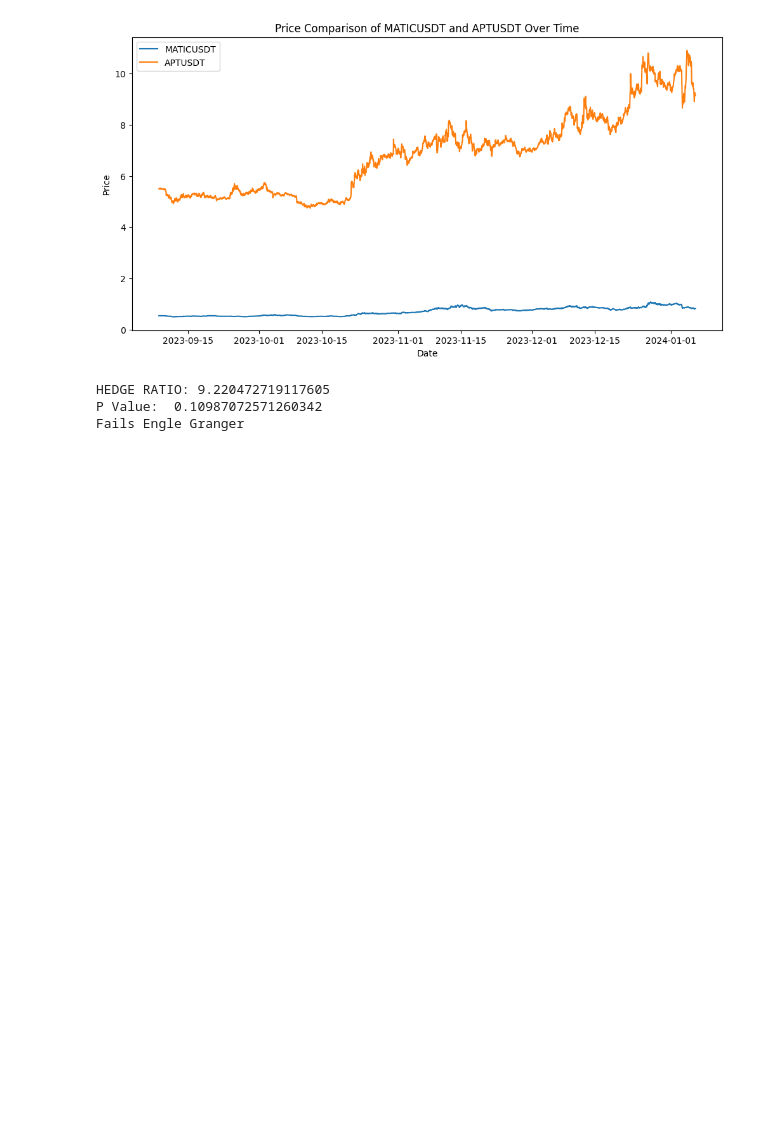
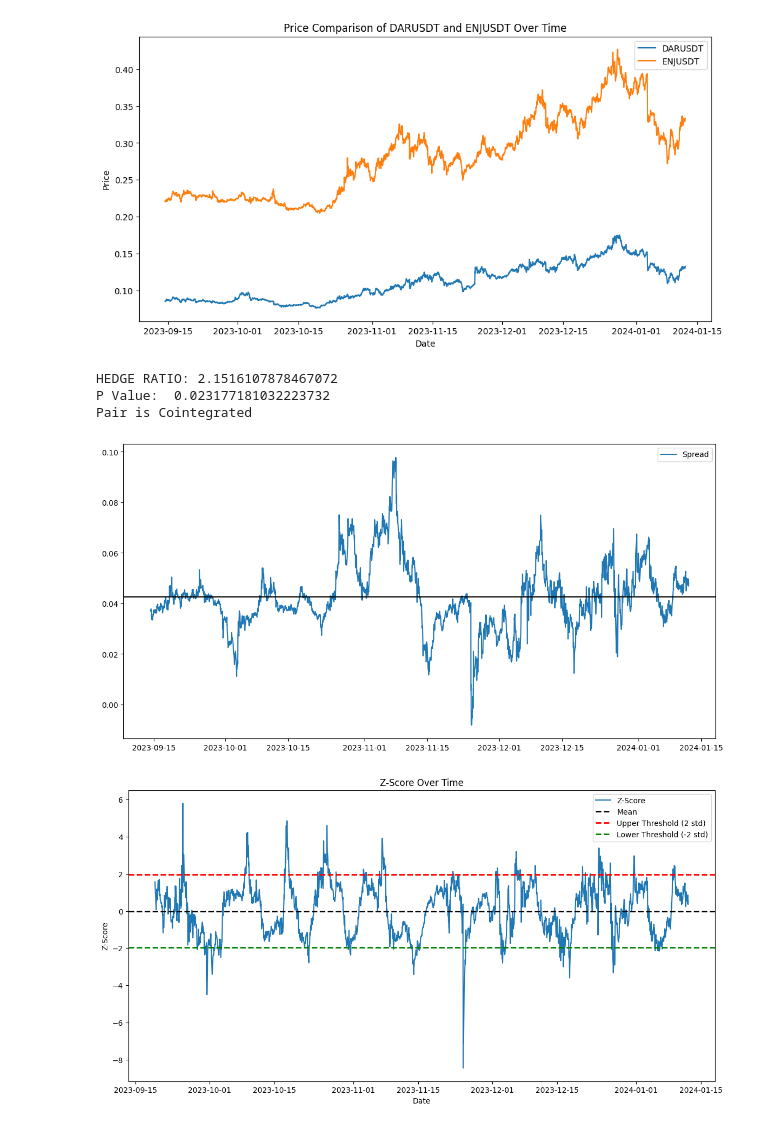
Before and after one commit to atlas-finance-io/atlas_trade, a Jupyter notebook: src/notebooks/cointegration_check.ipynb, the cells around one changed output. Drawn from its saved outputs; the diff is of its cells as text; code cells hidden in the pictures; blank space fills up the shorter version.

```diff
--- a/src/notebooks/cointegration_check.ipynb
+++ b/src/notebooks/cointegration_check.ipynb
@@ -79,8 +79,6 @@ def check_cointegration(prices, symbol_one, symbol_two, hedge_lookback, zscore_w
 
     recent_prices = prices.tail(hedge_lookback)
 
-
-
     X_with_const = sm.add_constant(recent_prices[symbol_one])
 
     # Perform regression to find hedge ratio using the recent data
@@ -159,41 +157,43 @@ def check_cointegration(prices, symbol_one, symbol_two, hedge_lookback, zscore_w
         return False
 
 
-symbol_one = "MATICUSDT"
-symbol_two =  "APTUSDT"
+symbol_one = "DARUSDT"
+symbol_two =  "ENJUSDT"
 
 
 # Set up exchange connection
 binance = ccxt.binance()
 
 # Fetch prices
 prices = fetch_prices(binance, symbol_one, symbol_two, 120)
 
 # Convert timestamps to datetime format and set as index
 prices['time'] = pd.to_datetime(prices['timestamp'], unit='ms')
 prices.set_index('time', inplace=True)
 
 
 # Check if the series are cointegrated
 cointegrated = check_cointegration(prices, symbol_one, symbol_two, hedge_lookback = 2880, zscore_window = 120)
 
 # If cointegrated, we can move on to determine suitable z-score thresholds
 # These would typically be determined based on historical data and the desired frequency of trading signals
 if cointegrated:
     # Analyze the historical distribution of the z-score
     mean_z_score = prices['z_score'].mean()
     std_z_score = prices['z_score'].std()
 
     # Example thresholds for entry and exit
     entry_threshold = mean_z_score + std_z_score
     exit_threshold = mean_z_score
 
     print(f"Mean z-score: {mean_z_score}")
     print(f"Standard deviation of z-score: {std_z_score}")
     print(f"Entry Threshold: {entry_threshold}")
     print(f"Exit Threshold: {exit_threshold}")
 # %% [output]
-[figure, old version]
+[figure, new version]
-HEDGE RATIO: 9.220472719117605
-P Value:  0.10987072571260342
-Fails Engle Granger
+HEDGE RATIO: 2.1516107878467072
+P Value:  0.023177181032223732
+Pair is Cointegrated
+[figure, added]
+[figure, added]
```
Also changed, not shown: parts of 1 cell of this notebook, 11 other files.
